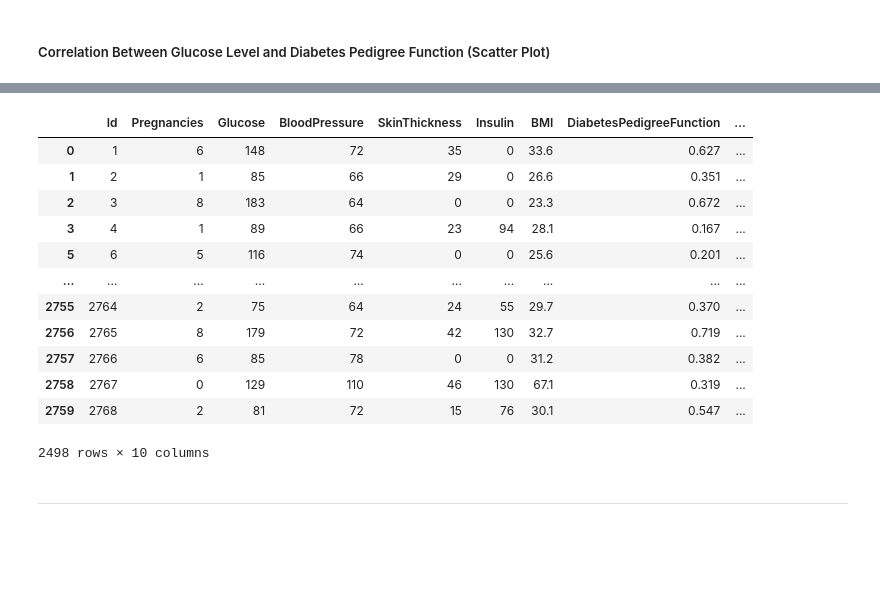
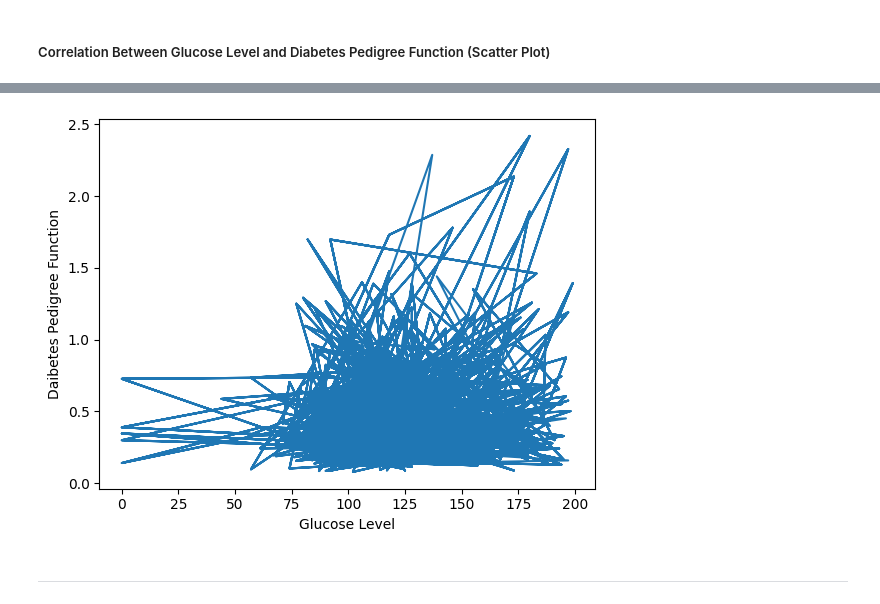
Before and after one commit to MobinaAali/demo-2, a Jupyter notebook: demo-2.ipynb, the cells around one changed output, grey strips where cells are left out. Saved outputs shown, nothing was run; the diff lists cells and outputs as text; code cells hidden in the pictures; blank space fills up the shorter version.

```diff
--- a/demo-2.ipynb
+++ b/demo-2.ipynb
@@ -160 +181,5 @@ from scipy import stats
+# %%
+# Extract 'Glucose' Column
+
+glucose = df ['Glucose']
 # %%
@@ -239,19 +189,12 @@ print(filtered_df)
-# %%
-filtered_df
-# %% [output]
-|  | Id | Pregnancies | Glucose | BloodPressure | SkinThickness | Insulin | BMI | DiabetesPedigreeFunction | ... |
-| 0 | 1 | 6 | 148 | 72 | 35 | 0 | 33.6 | 0.627 | ... |
-| 1 | 2 | 1 | 85 | 66 | 29 | 0 | 26.6 | 0.351 | ... |
-| 2 | 3 | 8 | 183 | 64 | 0 | 0 | 23.3 | 0.672 | ... |
-| 3 | 4 | 1 | 89 | 66 | 23 | 94 | 28.1 | 0.167 | ... |
-| 5 | 6 | 5 | 116 | 74 | 0 | 0 | 25.6 | 0.201 | ... |
-| ... | ... | ... | ... | ... | ... | ... | ... | ... | ... |
-| 2755 | 2764 | 2 | 75 | 64 | 24 | 55 | 29.7 | 0.370 | ... |
-| 2756 | 2765 | 8 | 179 | 72 | 42 | 130 | 32.7 | 0.719 | ... |
-| 2757 | 2766 | 6 | 85 | 78 | 0 | 0 | 31.2 | 0.382 | ... |
-| 2758 | 2767 | 0 | 129 | 110 | 46 | 130 | 67.1 | 0.319 | ... |
-| 2759 | 2768 | 2 | 81 | 72 | 15 | 76 | 30.1 | 0.547 | ... |
-2498 rows × 10 columns
+# %%
+# Label the x and y axis and show the plot
+
+plt.xlabel('Glucose Level')
+plt.ylabel('Daibetes Pedigree Function')
+plt.plot(glucose, diabetes_pedigree_function)
+plt.show()
+# %% [output]
+[figure, added]
 # %% [markdown]
 ---
 # %% [markdown]
```
Also changed, not shown: parts of 36 cells of this notebook.
